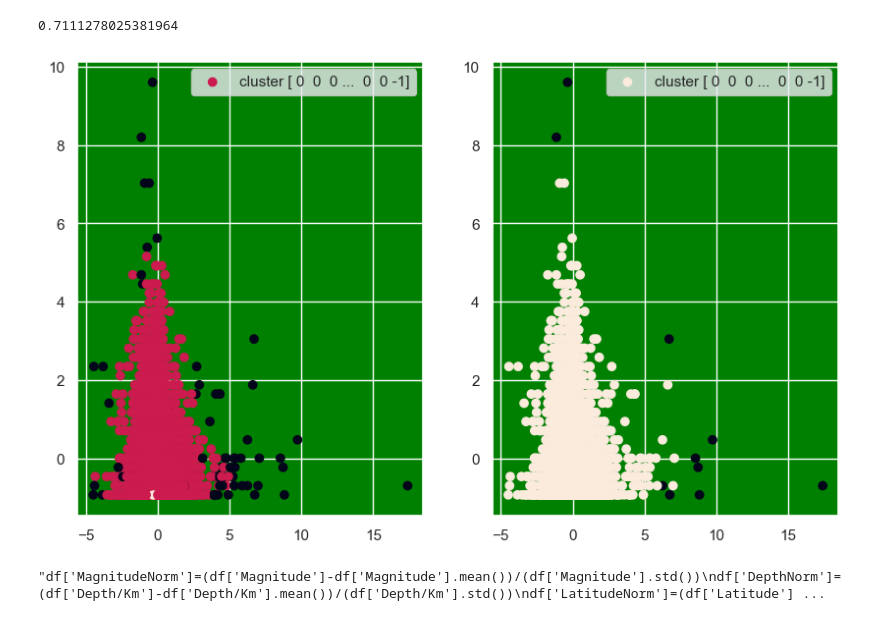
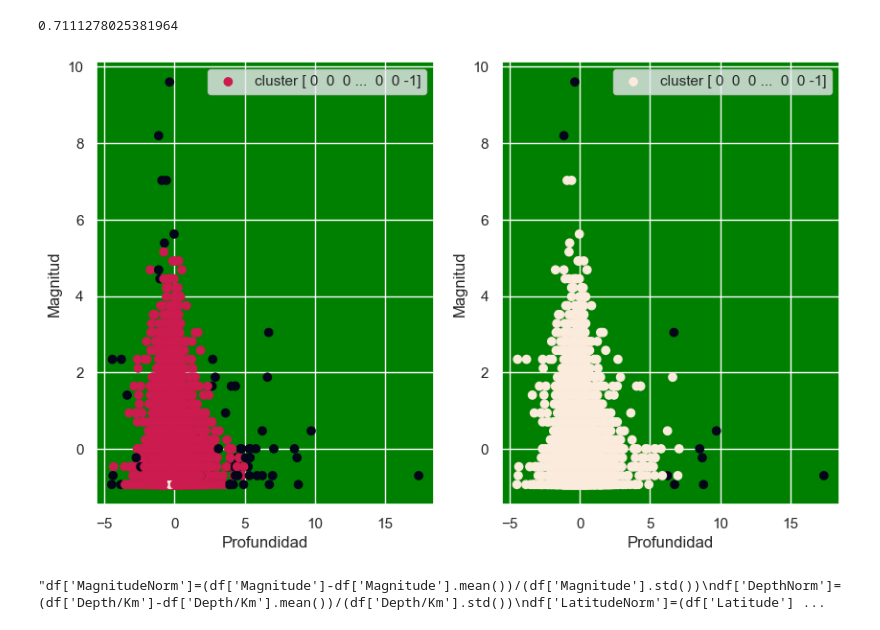
Before and after one commit to MrBloom911/SismicOperations, a Jupyter notebook: ProyectoComp.ipynb, the cells around one changed output. Saved outputs shown, nothing was run; the diff lists cells and outputs as text; code cells hidden in the pictures.

```diff
--- a/ProyectoComp.ipynb
+++ b/ProyectoComp.ipynb
@@ -310,15 +310,21 @@ etiqueta2=dbscan2.labels_
 # %%
 figap, axsclus= plt.subplots(nrows=1,ncols=2,figsize=(10,6))
 
+#se llama a la lista de labels y se le da un color a cada cluster con respecto a su etiqueta las dispersiones son con respecto
 axsclus[0].scatter(Vector[:,2],Vector[:,3],c=labels,label=f'cluster {etiqueta}')
+axsclus[0].set_xlabel('Profundidad')
+axsclus[0].set_ylabel('Magnitud')
 axsclus[0].legend()
 axsclus[0].set_facecolor('Green')
 
+
 axsclus[1].scatter(Vector[:,2],Vector[:,3],c=labels2,label=f'cluster {etiqueta}')
+axsclus[1].set_xlabel('Profundidad')
+axsclus[1].set_ylabel('Magnitud')
 axsclus[1].legend()
 axsclus[1].set_facecolor('Green')
 # %% [output]
-[figure, old version]
+[figure, new version]
 # %%
 '''df['MagnitudeNorm']=(df['Magnitude']-df['Magnitude'].mean())/(df['Magnitude'].std())
 df['DepthNorm']=(df['Depth/Km']-df['Depth/Km'].mean())/(df['Depth/Km'].std())
```
Also changed, not shown: parts of 1 cell of this notebook.
